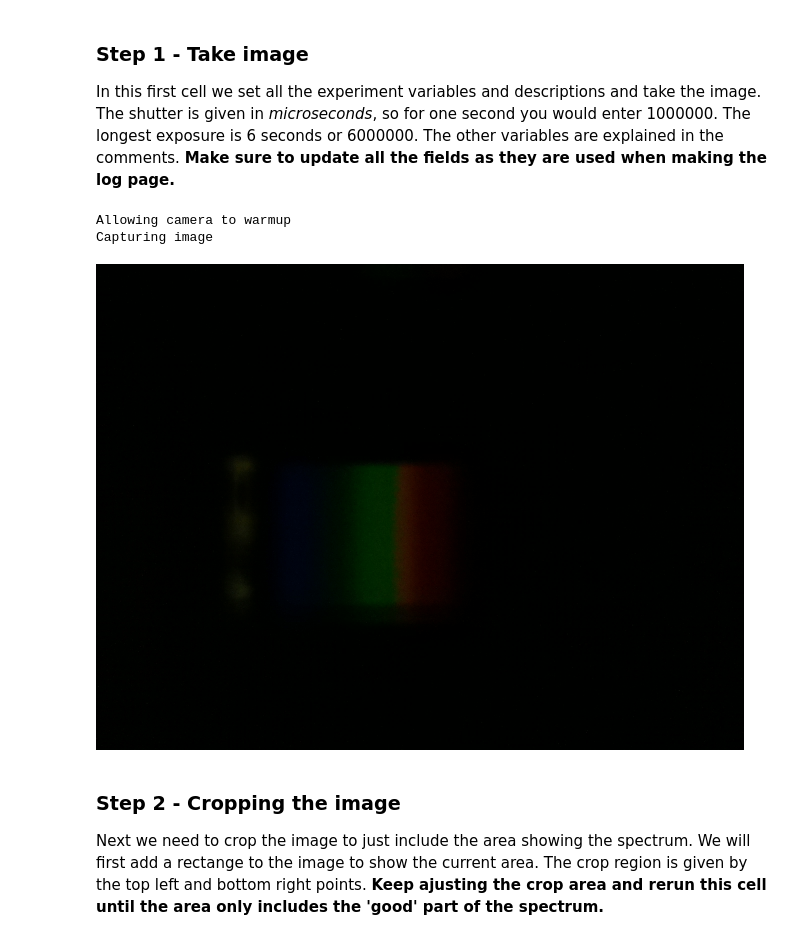
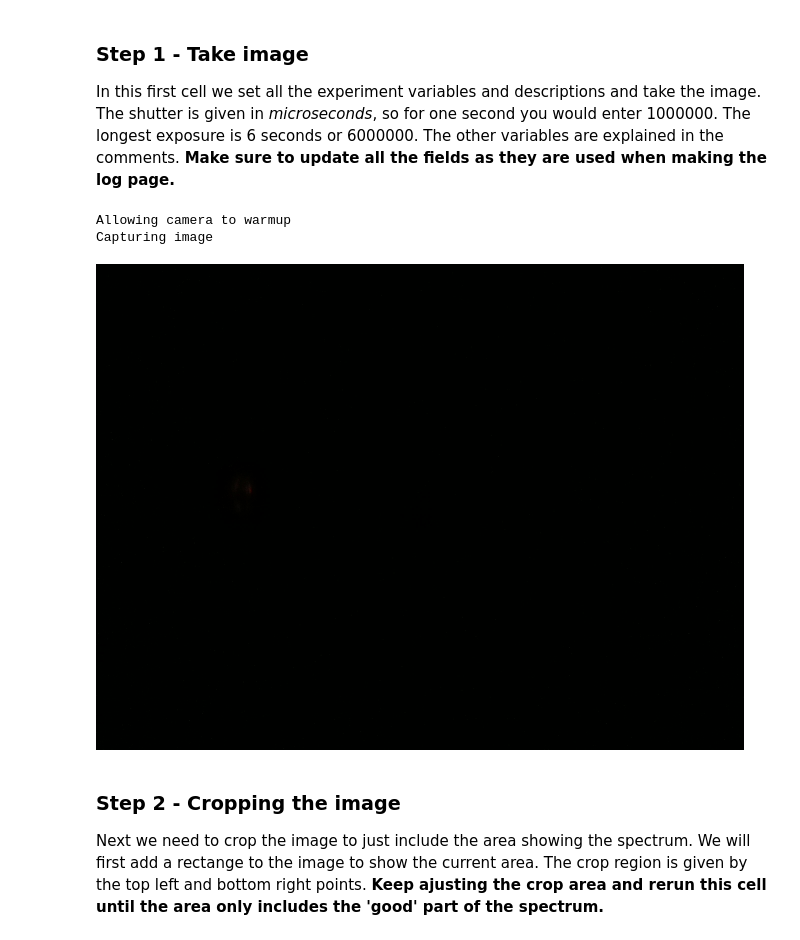
Before and after one commit to apzzd/LegoSpectrometer, a Jupyter notebook: SpectrometerControl.ipynb, the cells around one changed output. Drawn from its saved outputs; the diff is of its cells as text; code cells hidden in the pictures.

```diff
--- a/SpectrometerControl.ipynb
+++ b/SpectrometerControl.ipynb
@@ -182,26 +182,26 @@ In this first cell we set all the experiment variables and descriptions and take
 # %%
 # Change these to match your experiment
 
-lightSource        = "Imitation incandescent LED bulb"
+lightSource        = "NeoPixel color 255,255,255 (white)"
 scientistName      = "Ada P Dyer"
-transmissionSample = "none"
+transmissionSample = "red tinted laser safety glasses"
 experimentNotes    = '''
-Normal size slit. Used tracing paper.
+Normal size slit. No tracing paper. Red side faced down.
 '''
-tags = "lightbulb, tracing-paper, led"
+tags = "neopixel, no-tracing-paper,red, eyeglasses"
 measurementTaken = strftime("%Y%m%d-%H%M%S")
 niceLookingDatetime = strftime("%m/%d/%Y - %H:%M:%S")
 
 # Exposure time
 shutter = 2000
 
 # Take the image, save and display
 raw = takePicture(shutter)
 raw
 # %% [output]
 Allowing camera to warmup
 Capturing image
-[figure, old version]
+[figure, new version]
 # %% [markdown]
 ### Step 2 - Cropping the image
 
```
Also changed, not shown: parts of 6 cells of this notebook, 22 other files.
